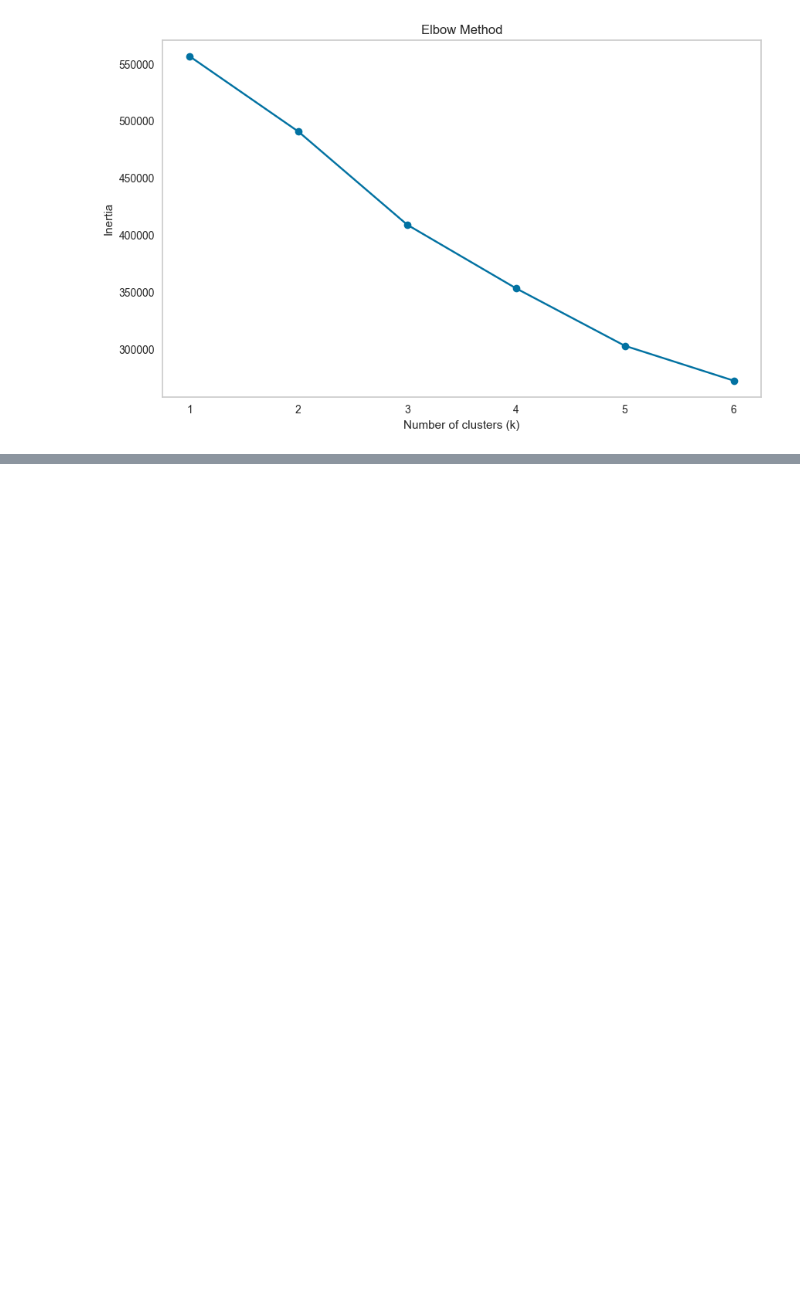
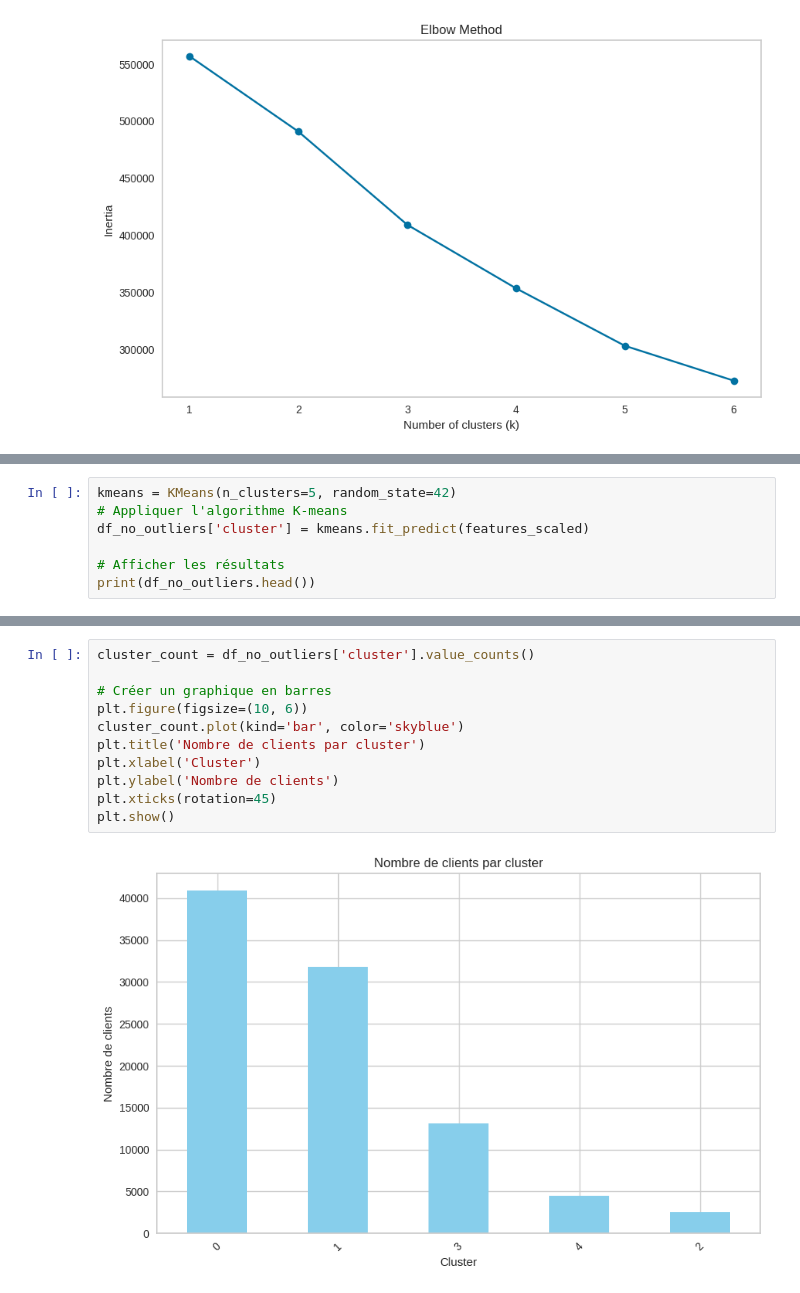
Before and after one commit to sam974/p5-customer-segmentation, a Jupyter notebook: Judith_Samuel_3_notebook_essais_052025.ipynb, the cells around one changed output, grey strips where cells are left out. Cells and saved outputs as stored; diff of their text form; blank space fills up the shorter version.

```diff
--- a/Judith_Samuel_3_notebook_essais_052025.ipynb
+++ b/Judith_Samuel_3_notebook_essais_052025.ipynb
@@ -785,0 +546,7 @@ plt.show()
+# %%
+kmeans = KMeans(n_clusters=5, random_state=42)
+# Appliquer l'algorithme K-means
+df_no_outliers['cluster'] = kmeans.fit_predict(features_scaled)
+
+# Afficher les résultats
+print(df_no_outliers.head())
@@ -785,0 +571,13 @@ plt.show()
+# %%
+cluster_count = df_no_outliers['cluster'].value_counts()
+
+# Créer un graphique en barres
+plt.figure(figsize=(10, 6))
+cluster_count.plot(kind='bar', color='skyblue')
+plt.title('Nombre de clients par cluster')
+plt.xlabel('Cluster')
+plt.ylabel('Nombre de clients')
+plt.xticks(rotation=45)
+plt.show()
+# %% [output]
+[figure, added]
```
Also changed, not shown: parts of 25 cells of this notebook, 1 other file.
